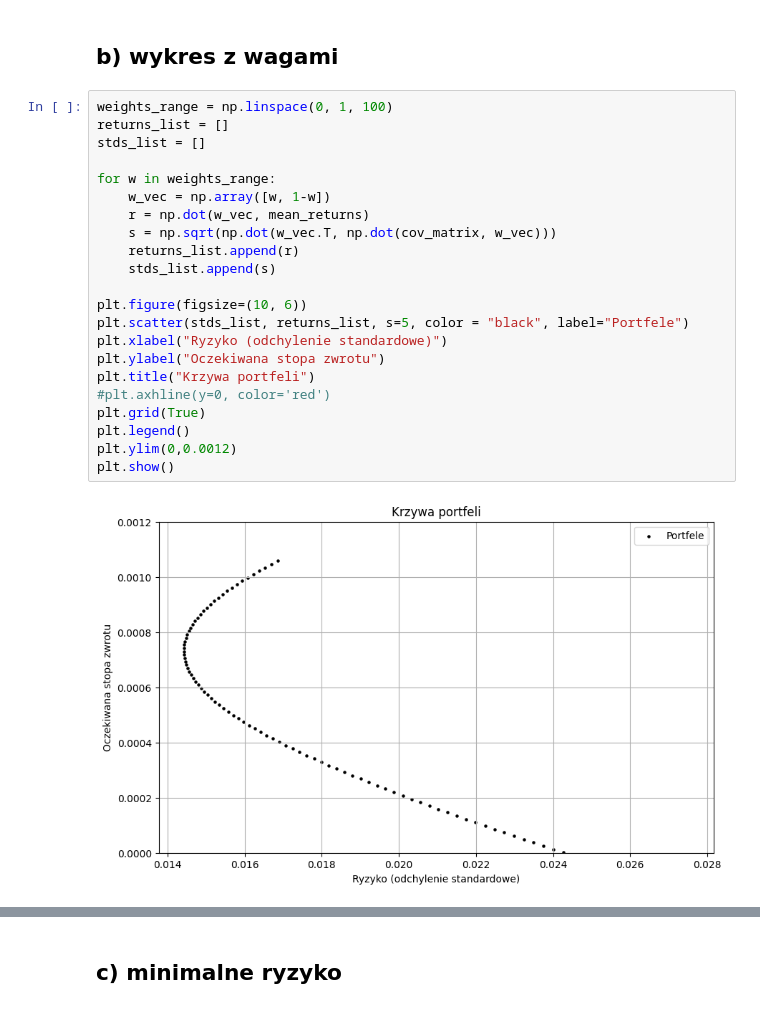
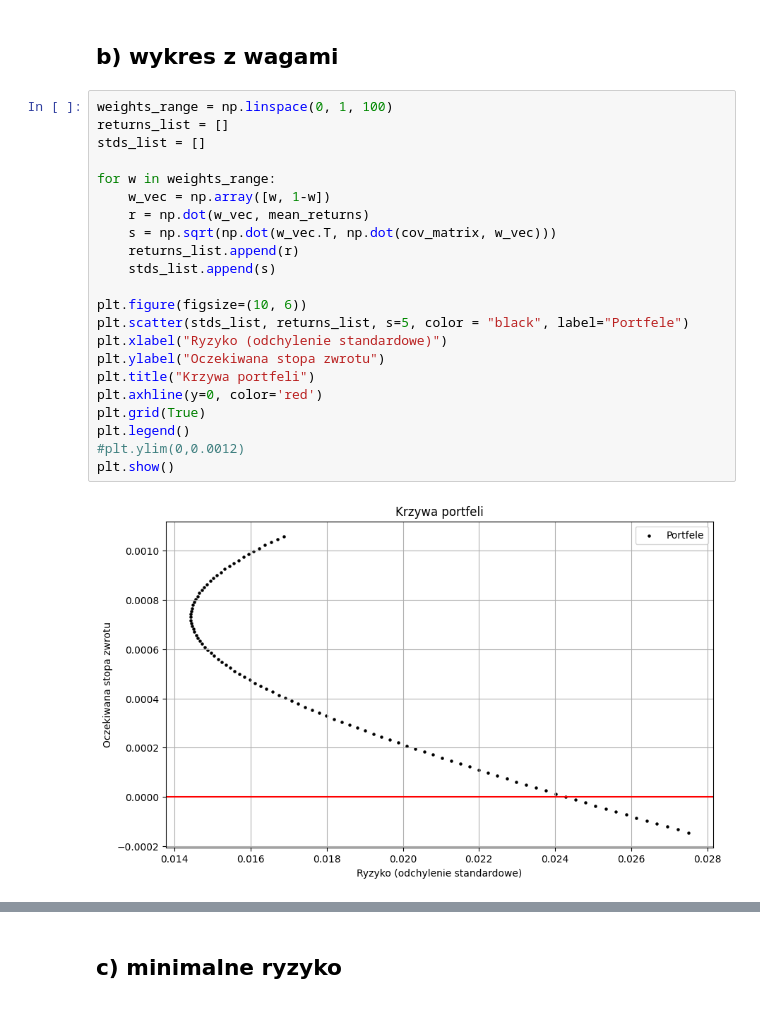
Before and after one commit to werpyr1003/Zarz-dzanie_ryzykiem_McDonald_Corporation, a Jupyter notebook: projekt_4/prez_4_1.ipynb, the cells around one changed output, grey strips where cells are left out. Cells and saved outputs as stored; diff of their text form.

```diff
--- a/projekt_4/prez_4_1.ipynb
+++ b/projekt_4/prez_4_1.ipynb
@@ -81,27 +81,27 @@ Ryzyko portfela (σ): 0.0162
 # %%
 weights_range = np.linspace(0, 1, 100)
 returns_list = []
 stds_list = []
 
 for w in weights_range:
     w_vec = np.array([w, 1-w])
     r = np.dot(w_vec, mean_returns)
     s = np.sqrt(np.dot(w_vec.T, np.dot(cov_matrix, w_vec)))
     returns_list.append(r)
     stds_list.append(s)
 
 plt.figure(figsize=(10, 6))
 plt.scatter(stds_list, returns_list, s=5, color = "black", label="Portfele")
 plt.xlabel("Ryzyko (odchylenie standardowe)")
 plt.ylabel("Oczekiwana stopa zwrotu")
 plt.title("Krzywa portfeli")
-#plt.axhline(y=0, color='red')
+plt.axhline(y=0, color='red')
 plt.grid(True)
 plt.legend()
-plt.ylim(0,0.0012)
+#plt.ylim(0,0.0012)
 plt.show()
 # %% [output]
-[figure, old version]
+[figure, new version]
 # %%
 plt.figure(figsize=(10, 6))
 plt.scatter(stds_list, returns_list, s=5, color = "black", label="Portfele")
```
Also changed, not shown: parts of 7 cells of this notebook, 1 other file.
